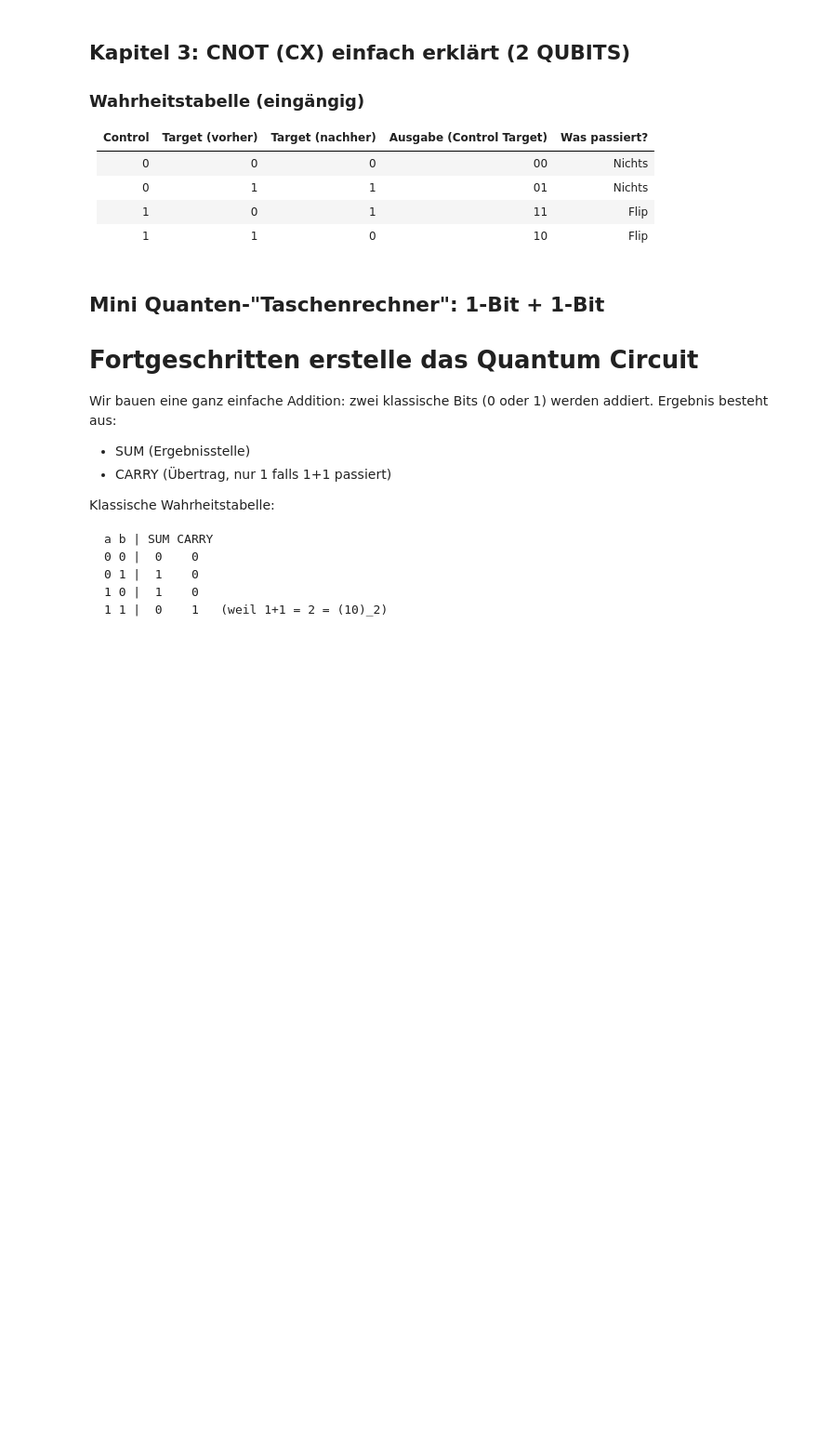
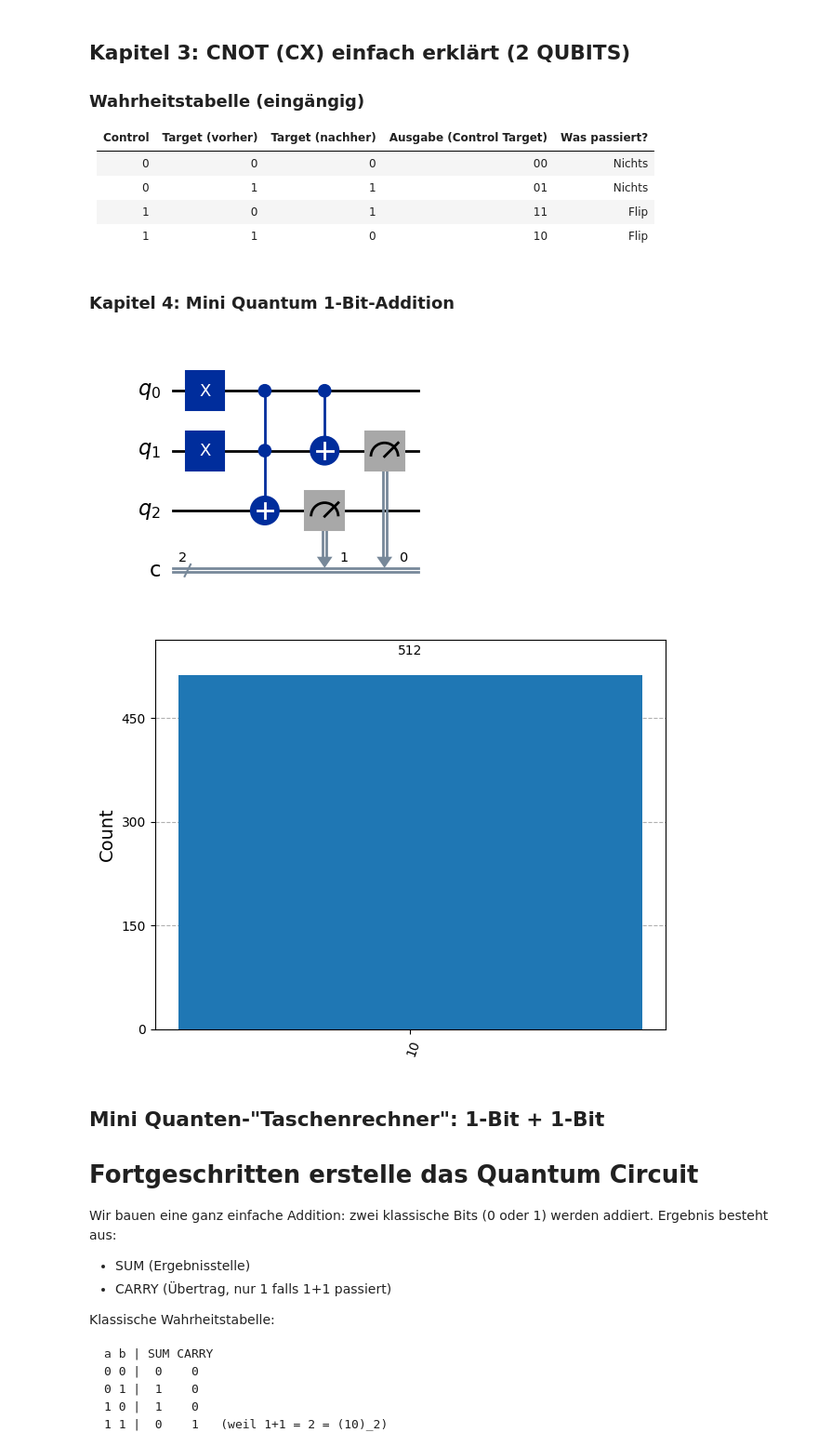
Before and after one commit to JuliusEnBW/Qiskit_Workshop, a Jupyter notebook: qiskit_workshop_demo_answer_sheet.ipynb, the cells around one changed output. Shown at 93% size. Cells and saved outputs as stored; diff of their text form; code cells hidden in the pictures; blank space fills up the shorter version.

```diff
--- a/qiskit_workshop_demo_answer_sheet.ipynb
+++ b/qiskit_workshop_demo_answer_sheet.ipynb
@@ -435,6 +435,32 @@ for eingang, counts in results.items():
     # größten Key finden
     dominant = max(counts.items(), key=lambda kv: kv[1])[0]
     print(f"{eingang} -> {dominant}")
+# %% [markdown]
+### Kapitel 4: Mini Quantum 1-Bit-Addition
+# %%
+from qiskit import QuantumCircuit, transpile
+from qiskit_aer import AerSimulator
+from qiskit.visualization import plot_histogram
+
+# Eingaben:
+a = 1
+b = 1
+
+qc = QuantumCircuit(3, 2)   # q0=a, q1=b, q2=Carry
+if a: qc.x(0)
+if b: qc.x(1)
+qc.ccx(0,1,2)      # Carry = a AND b
+qc.cx(0,1)         # Sum = a XOR b
+qc.measure(1,0)    # Sum
+qc.measure(2,1)    # Carry
+
+backend = AerSimulator()
+counts = backend.run(transpile(qc, backend), shots=512).result().get_counts()
+display(qc.draw('mpl'))
+plot_histogram(counts)
+# %% [output]
+[figure, added]
+[figure, added]
 # %% [markdown]
 ## Mini Quanten-"Taschenrechner": 1-Bit + 1-Bit
 # Fortgeschritten erstelle das Quantum Circuit
```
Also changed, not shown: parts of 2 cells of this notebook, 3 other files.
